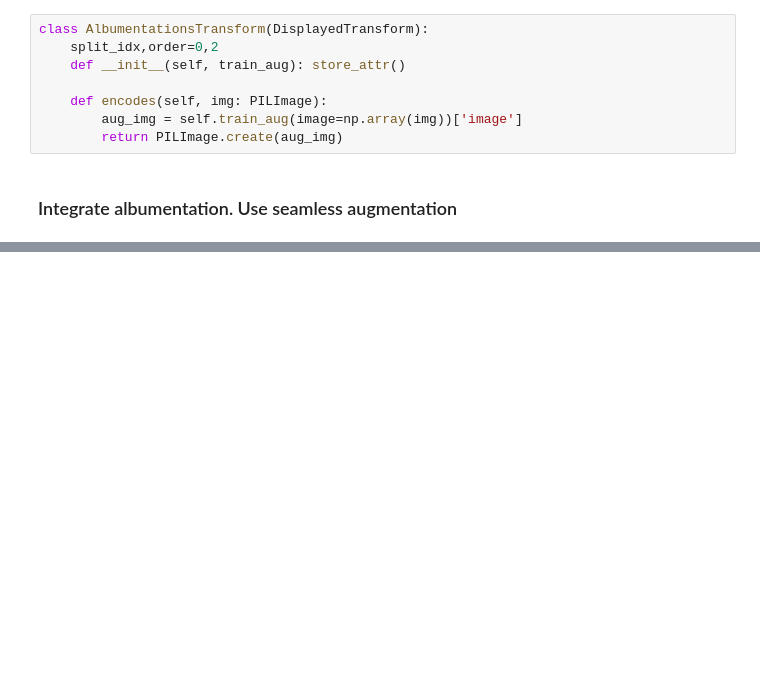
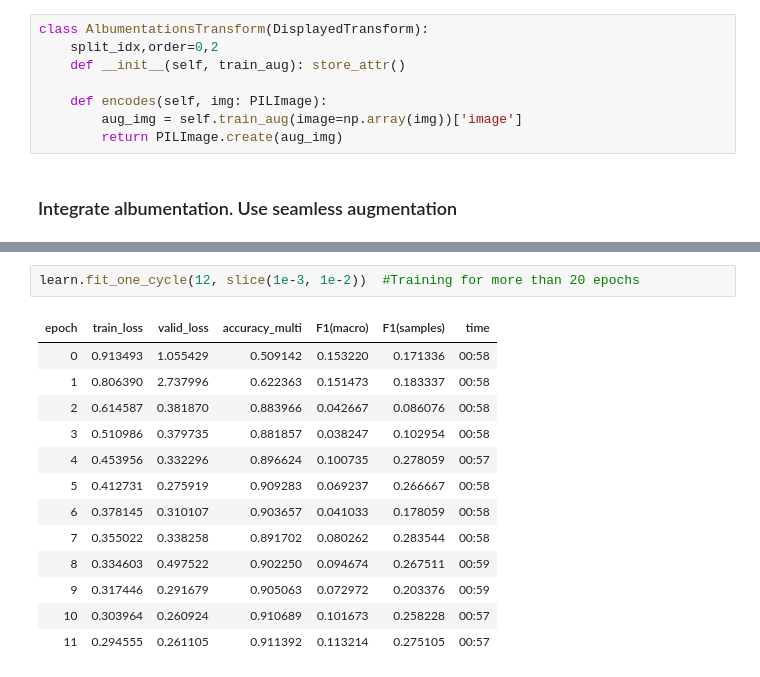
Before and after one commit to derekxueyonghai/data-exploration, a Jupyter notebook: human-protein-cell.ipynb, the cells around one changed output, grey strips where cells are left out. Cells and saved outputs as stored; diff of their text form; blank space fills up the shorter version.

```diff
--- a/human-protein-cell.ipynb
+++ b/human-protein-cell.ipynb
@@ -330,0 +417,16 @@ dls.show_batch(nrows=3, ncols=3)
+# %%
+learn.fit_one_cycle(12, slice(1e-3, 1e-2))  #Training for more than 20 epochs
+# %% [output]
+| epoch | train_loss | valid_loss | accuracy_multi | F1(macro) | F1(samples) | time |
+| 0 | 0.913493 | 1.055429 | 0.509142 | 0.153220 | 0.171336 | 00:58 |
+| 1 | 0.806390 | 2.737996 | 0.622363 | 0.151473 | 0.183337 | 00:58 |
+| 2 | 0.614587 | 0.381870 | 0.883966 | 0.042667 | 0.086076 | 00:58 |
+| 3 | 0.510986 | 0.379735 | 0.881857 | 0.038247 | 0.102954 | 00:58 |
+| 4 | 0.453956 | 0.332296 | 0.896624 | 0.100735 | 0.278059 | 00:57 |
+| 5 | 0.412731 | 0.275919 | 0.909283 | 0.069237 | 0.266667 | 00:58 |
+| 6 | 0.378145 | 0.310107 | 0.903657 | 0.041033 | 0.178059 | 00:58 |
+| 7 | 0.355022 | 0.338258 | 0.891702 | 0.080262 | 0.283544 | 00:58 |
+| 8 | 0.334603 | 0.497522 | 0.902250 | 0.094674 | 0.267511 | 00:59 |
+| 9 | 0.317446 | 0.291679 | 0.905063 | 0.072972 | 0.203376 | 00:59 |
+| 10 | 0.303964 | 0.260924 | 0.910689 | 0.101673 | 0.258228 | 00:57 |
+| 11 | 0.294555 | 0.261105 | 0.911392 | 0.113214 | 0.275105 | 00:57 |
```
Also changed, not shown: parts of 39 cells of this notebook.
